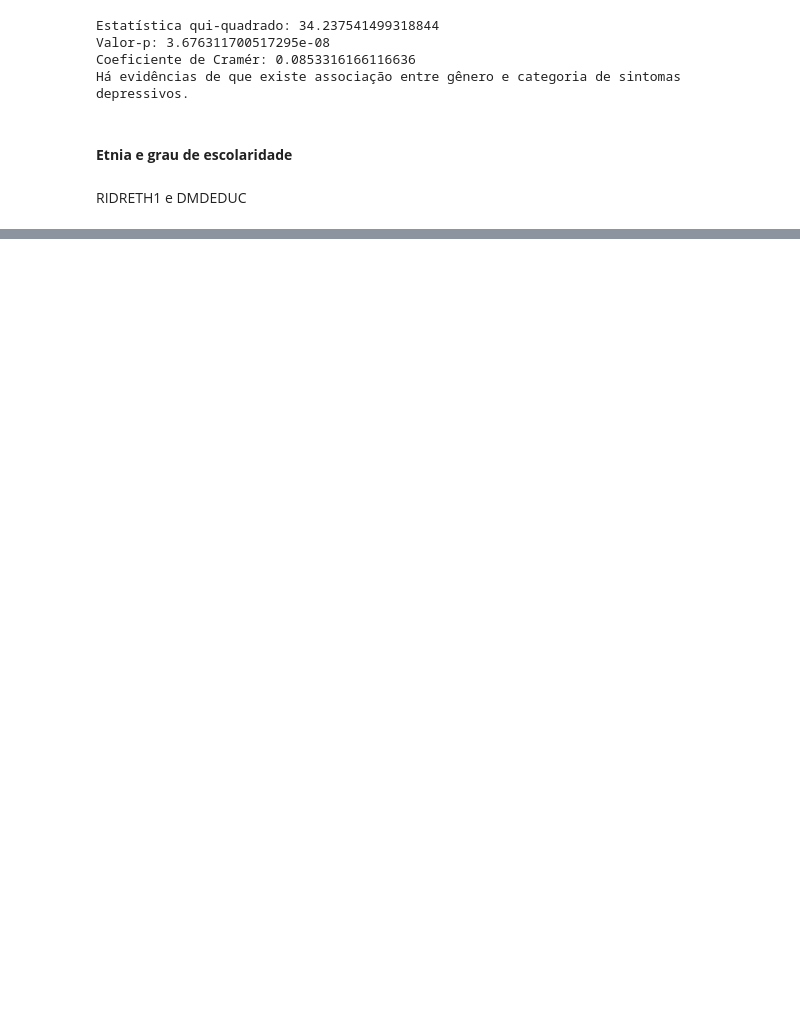
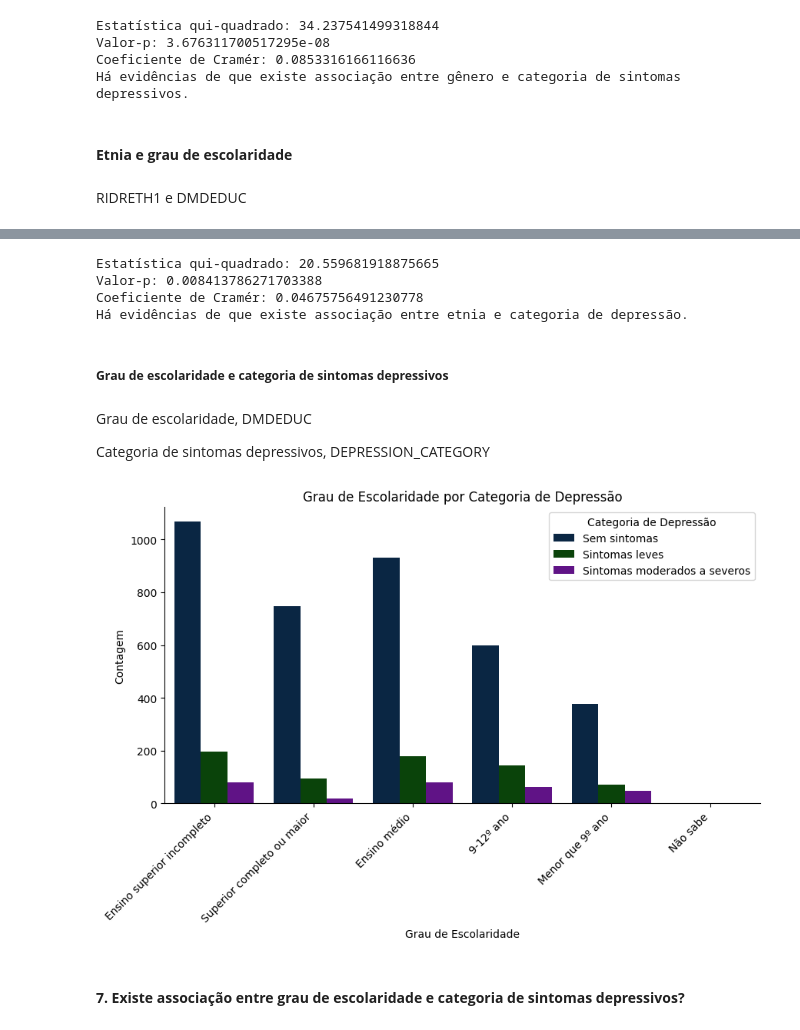
Before and after one commit to OtavioAroca/portfolio, a Jupyter notebook: depressao.ipynb, the cells around one changed output, grey strips where cells are left out. Drawn from its saved outputs; the diff is of its cells as text; code cells hidden in the pictures; blank space fills up the shorter version.

```diff
--- a/depressao.ipynb
+++ b/depressao.ipynb
@@ -1226,0 +1348,45 @@ sns.countplot(x= 'DMDEDUC', data=df_unido, hue='RIDRETH1', palette=custom_palett
+# %%
+contingency_table = pd.crosstab(df_unido['RIDRETH1'], df_unido['DEPRESSION_CATEGORY'])
+
+chi2, p, _, _ = chi2_contingency(contingency_table)
+
+# Calculando o coeficiente de Cramér
+n = contingency_table.sum().sum()
+min_dim = min(contingency_table.shape)
+cramers_v = np.sqrt(chi2 / (n * (min_dim - 1)))
+
+# Imprimir os resultados
+print("Estatística qui-quadrado:", chi2)
+print("Valor-p:", p)
+print("Coeficiente de Cramér:", cramers_v)
+
+if p < 0.05:
+    print("Há evidências de que existe associação entre etnia e categoria de depressão.")
+else:
+    print("Não há evidências suficientes para concluir que existe associação entre etnia e categoria de depressão.")
+# %% [output]
+Estatística qui-quadrado: 20.559681918875665
+Valor-p: 0.008413786271703388
+Coeficiente de Cramér: 0.04675756491230778
+Há evidências de que existe associação entre etnia e categoria de depressão.
+# %% [markdown]
+##### **Grau de escolaridade e categoria de sintomas depressivos**
+# %% [markdown]
+Grau de escolaridade,
+DMDEDUC
+
+Categoria de sintomas depressivos,
+DEPRESSION_CATEGORY
+# %%
+plt.figure(figsize=(10,5))
+sns.countplot(x='DMDEDUC', data=df_unido, hue= 'DEPRESSION_CATEGORY', palette=custom_palette)
+plt.xticks(rotation=45, ha='right')
+plt.legend(title= 'Categoria de Depressão')
+plt.title('Grau de Escolaridade por Categoria de Depressão')
+plt.xlabel('Grau de Escolaridade')
+plt.ylabel('Contagem')
+sns.despine(right=True)
+# %% [output]
+[figure, added]
+# %% [markdown]
+#### **7. Existe associação entre grau de escolaridade e categoria de sintomas depressivos?**
```
Also changed, not shown: parts of 31 cells of this notebook.
